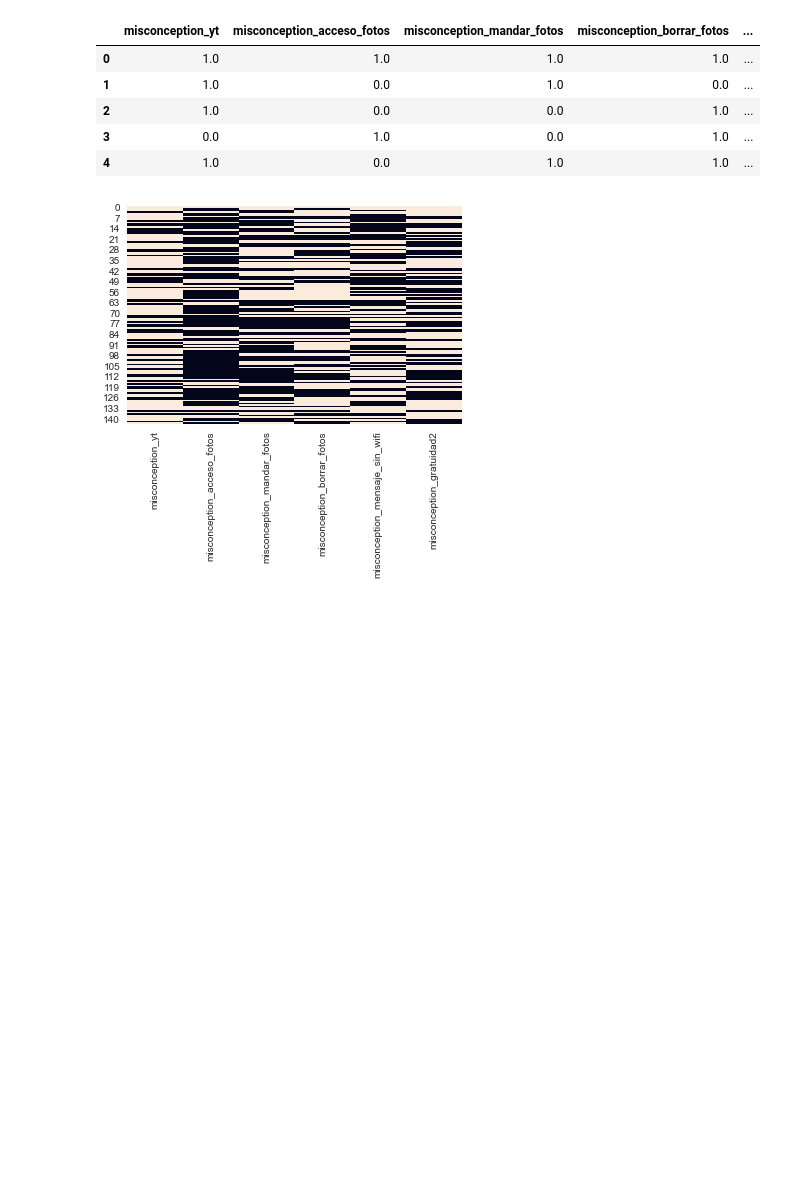
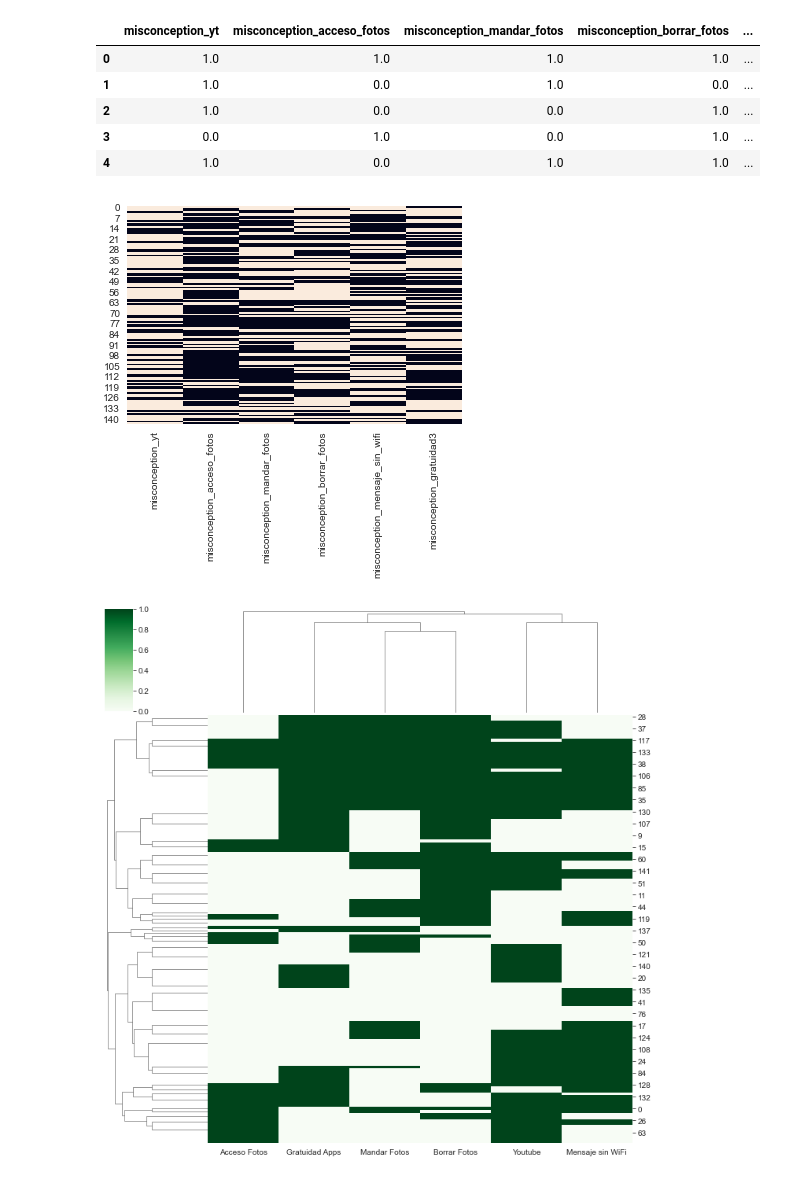
Before and after one commit to luparral/misconceptions, a Jupyter notebook: notebooks/Análisis exploratorio.ipynb, the cells around one changed output. Cells and saved outputs as stored; diff of their text form; code cells hidden in the pictures; blank space fills up the shorter version.

Commit message:
Heatmaps y corr map

```diff
--- a/notebooks/Análisis exploratorio.ipynb
+++ b/notebooks/Análisis exploratorio.ipynb
@@ -709,7 +708,7 @@ df_misconceptions = df[['misconception_yt',
                         'misconception_mandar_fotos',
                         'misconception_borrar_fotos',
                         'misconception_mensaje_sin_wifi',
-                        'misconception_gratuidad2']].copy()
+                        'misconception_gratuidad3']].copy() # consideramos misconception parcial como SIN MISCONCEPTION y NO SE como SIN MISCONCEPTION
 
 
 for col in df_misconceptions.columns:
@@ -725,4 +724,17 @@ df_misconceptions.head()
 # %%
 sns.heatmap(df_misconceptions, cbar=False);
 # %% [output]
-[figure, old version]
+[figure, new version]
+# %%
+#https://seaborn.pydata.org/generated/seaborn.clustermap.html
+
+df_misconceptions = df_misconceptions.rename(columns={"misconception_yt": "Youtube",
+                                  "misconception_acceso_fotos": "Acceso Fotos",
+                                  "misconception_mandar_fotos": "Mandar Fotos",
+                                  "misconception_borrar_fotos": "Borrar Fotos",
+                                  "misconception_mensaje_sin_wifi": "Mensaje sin WiFi",
+                                  "misconception_gratuidad3": "Gratuidad Apps"})
+
+sns.clustermap(df_misconceptions, cmap='Greens');
+# %% [output]
+[figure, added]
```
Also changed, not shown: parts of 4 cells of this notebook, 2 other files.
